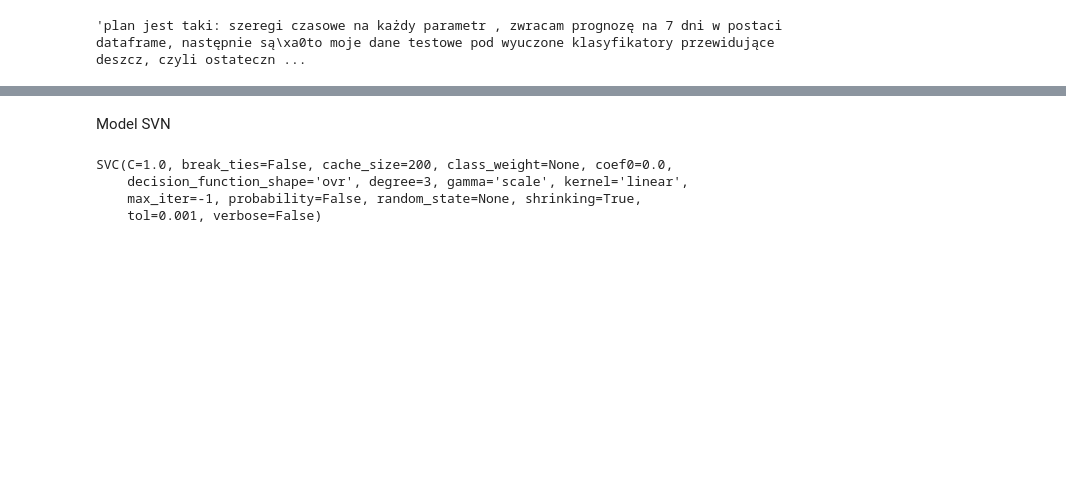
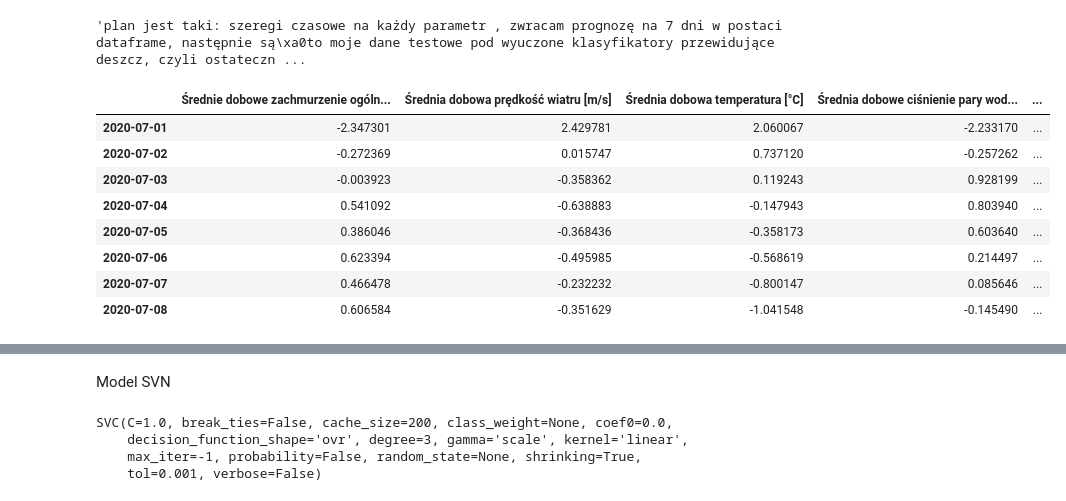
Before and after one commit to 9albert6/mkird, a Jupyter notebook: Models.ipynb, the cells around one changed output, grey strips where cells are left out. Drawn from its saved outputs; the diff is of its cells as text; code cells hidden in the pictures; blank space fills up the shorter version.

```diff
--- a/Models.ipynb
+++ b/Models.ipynb
@@ -177,0 +194,12 @@ df1
+# %%
+df1
+# %% [output]
+|  | Średnie dobowe zachmurzenie ogóln... | Średnia dobowa prędkość wiatru [m/s] | Średnia dobowa temperatura [°C] | Średnia dobowe ciśnienie pary wod... | ... |
+| 2020-07-01 | -2.347301 | 2.429781 | 2.060067 | -2.233170 | ... |
+| 2020-07-02 | -0.272369 | 0.015747 | 0.737120 | -0.257262 | ... |
+| 2020-07-03 | -0.003923 | -0.358362 | 0.119243 | 0.928199 | ... |
+| 2020-07-04 | 0.541092 | -0.638883 | -0.147943 | 0.803940 | ... |
+| 2020-07-05 | 0.386046 | -0.368436 | -0.358173 | 0.603640 | ... |
+| 2020-07-06 | 0.623394 | -0.495985 | -0.568619 | 0.214497 | ... |
+| 2020-07-07 | 0.466478 | -0.232232 | -0.800147 | 0.085646 | ... |
+| 2020-07-08 | 0.606584 | -0.351629 | -1.041548 | -0.145490 | ... |
```
Also changed, not shown: parts of 19 cells of this notebook, 1 other file.
